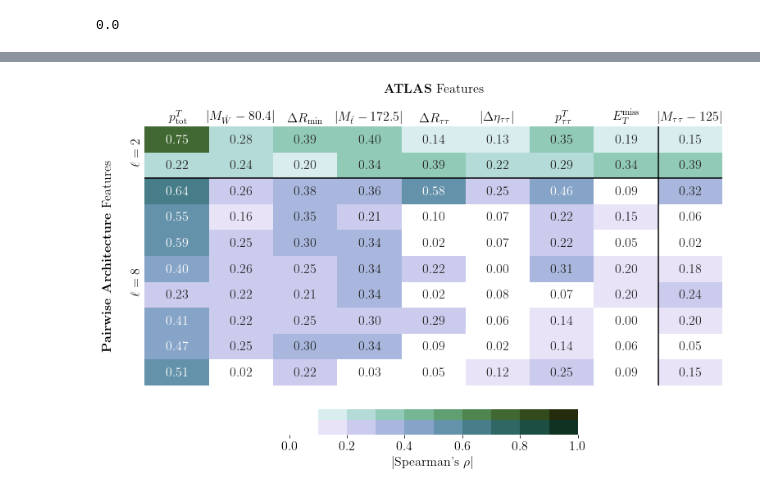
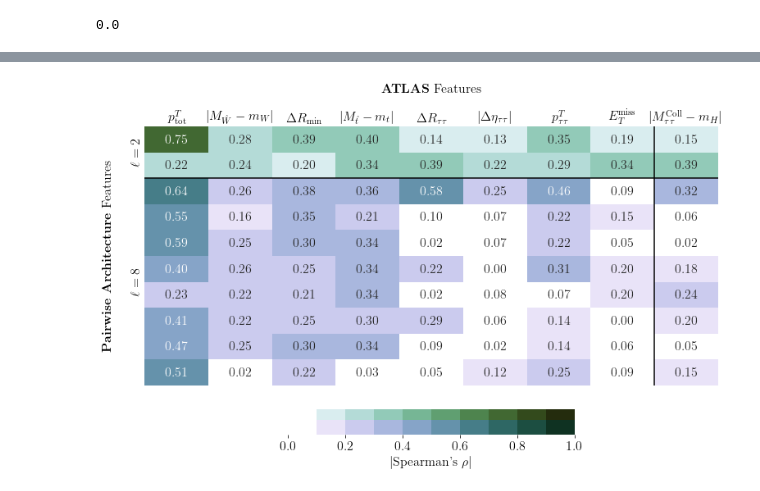
Before and after one commit to DelonShen/classifying-collider-events-with-point-clouds, a Jupyter notebook: paper_code/spearman_rank_analysis.ipynb, the cells around one changed output, grey strips where cells are left out. Cells and saved outputs as stored; diff of their text form; code cells hidden in the pictures.

```diff
--- a/paper_code/spearman_rank_analysis.ipynb
+++ b/paper_code/spearman_rank_analysis.ipynb
@@ -144,37 +147,37 @@ ax.vlines([8], *ax.get_ylim(), colors=["black"])
 ax.xaxis.tick_top()
 ax.tick_params(axis=u'both', which=u'both',length=0)
 
 l2_mask = np.array([[i>=2 for j in range(9)] for i in range(10)])
 sns.heatmap(np.concatenate([l2_corr, l8_corr]), mask=l2_mask, cmap=cmapl2, cbar=True, ax=ax, vmin=0, vmax=1,
            cbar_kws={"orientation": "horizontal", 'pad':-0.1888, 'ticks':[], 'shrink':0.5})
 
 l8_mask = np.array([[i<2 for j in range(9)] for i in range(10)])
 sns.heatmap(np.concatenate([l2_corr, l8_corr]), mask=l8_mask, cmap=cmapl8, cbar=True, ax=ax, vmin=0, vmax=1,
            cbar_kws={'label': r"$|$Spearman's $\rho|$", "orientation": "horizontal", 'pad':0.1, 'shrink':0.5})
 
 
 ax.tick_params(axis=u'x', which=u'both',labelrotation=0)
 atlas_labels=[r'$p^T_{\rm tot}$',
-              r'$|M_{\hat W}-80.4|$',
+              r'$|M_{\hat W}-m_W|$',
               r'$\Delta R_{\rm min}$',
-              r'$|M_{\hat t}-172.5|$',
+              r'$|M_{\hat t}-m_t|$',
               r'$\Delta R_{\tau\tau}$',
               r'$|\Delta \eta_{\tau\tau}|$',
               r'$p^T_{\tau\tau}$',
               r'$E_T^{\rm miss}$',
-              r'$|M_{\tau\tau}-125|$',
+              r'$|M_{\tau\tau}^{\rm Coll}-m_H|$',
              ]
 ax.set_xticks(np.arange(9)+0.5, labels=atlas_labels)
 plt.xlabel(r'\textbf{ATLAS} Features'+'\n')
 ax.xaxis.set_label_position('top')
 
 ax.set_yticks([1,6], labels=[ r'$\ell=2$',  r'$\ell=8$'])
 
 plt.ylabel(r'\textbf{Pairwise Architecture} Features'+'\n')
 
 plt.savefig('figures/spearman_correlations.pdf', bbox_inches='tight')
 # %% [output]
-[figure, old version]
+[figure, new version]
 # %%
 hasnan = [np.isnan(event[-1]) for event in X_test_ATLAS]
 # %%
```
Also changed, not shown: parts of 4 cells of this notebook, 5 other files.
